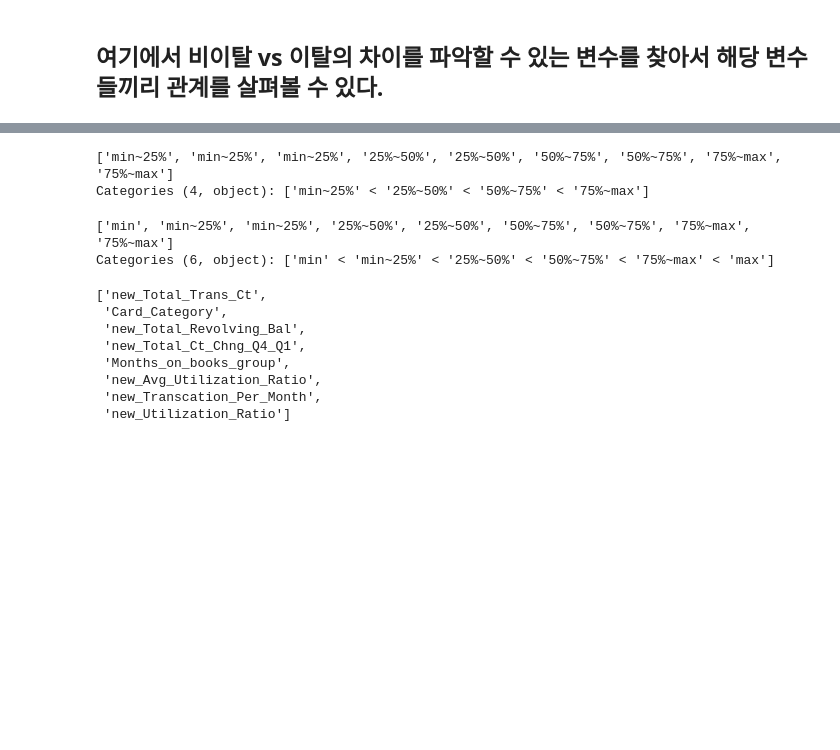
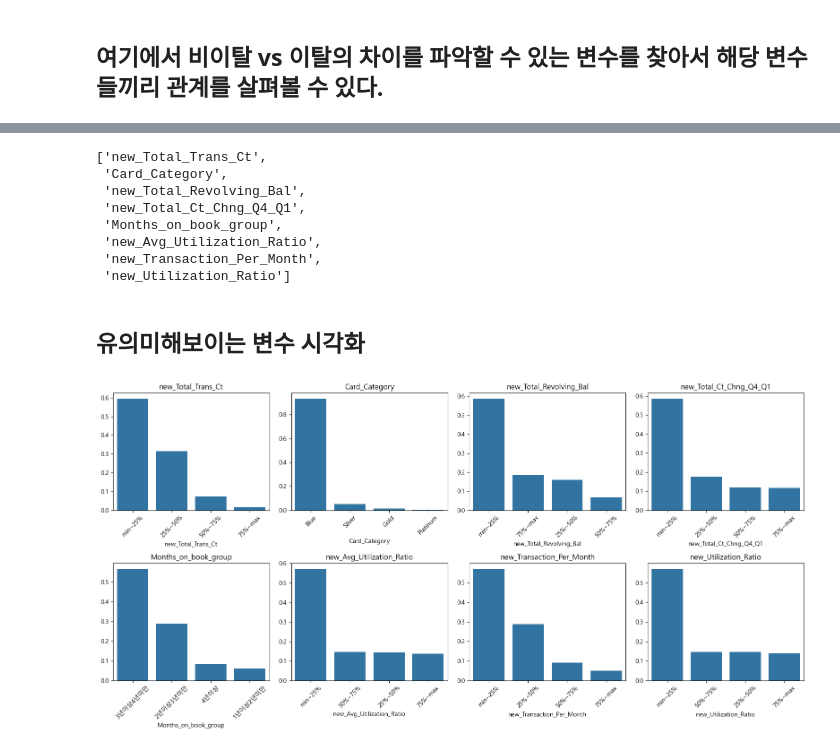
Before and after one commit to lasentia/Analysis_of_card_dropout_rates_project, a Jupyter notebook: 2팀_2조/lasentia/원인변수특징파악.ipynb, the cells around one changed output, grey strips where cells are left out. Saved outputs shown, nothing was run; the diff lists cells and outputs as text; code cells hidden in the pictures; blank space fills up the shorter version.

```diff
--- a/2팀_2조/lasentia/원인변수특징파악.ipynb
+++ b/2팀_2조/lasentia/원인변수특징파악.ipynb
@@ -412,14 +337,0 @@ bins
-# %%
-a = np.array([1,2,3,4,5,6,7,8,9])  ## 데이터
-cut = pd.cut(a, bins=[0, 3, 5, 7, 9], labels=['min~25%', '25%~50%', '50%~75%', '75%~max'], right=True ) ## 데이터를 (0, 2], (2, 4], (4, 8] 구간으로 쪼갠다.cut.describe()
-cut
-# %% [output]
-['min~25%', 'min~25%', 'min~25%', '25%~50%', '25%~50%', '50%~75%', '50%~75%', '75%~max', '75%~max']
-Categories (4, object): ['min~25%' < '25%~50%' < '50%~75%' < '75%~max']
-# %%
-a = np.array([1,2,3,4,5,6,7,8,9])  ## 데이터
-cut = pd.cut(a, bins=[-1, 1, 3, 5, 7, 9, 10], labels=['min','min~25%', '25%~50%', '50%~75%', '75%~max','max'], right=True ) ## 데이터를 (0, 2], (2, 4], (4, 8] 구간으로 쪼갠다.cut.describe()
-cut
-# %% [output]
-['min', 'min~25%', 'min~25%', '25%~50%', '25%~50%', '50%~75%', '50%~75%', '75%~max', '75%~max']
-Categories (6, object): ['min' < 'min~25%' < '25%~50%' < '50%~75%' < '75%~max' < 'max']
@@ -440,12 +338,31 @@ def data_category(df, col):
 # %%
-find_cols = ['new_Total_Trans_Ct','Card_Category','new_Total_Revolving_Bal','new_Total_Ct_Chng_Q4_Q1','Months_on_books_group','new_Avg_Utilization_Ratio','new_Transcation_Per_Month','new_Utilization_Ratio']
+find_cols = ['new_Total_Trans_Ct','Card_Category','new_Total_Revolving_Bal','new_Total_Ct_Chng_Q4_Q1','Months_on_book_group','new_Avg_Utilization_Ratio','new_Transaction_Per_Month','new_Utilization_Ratio']
 find_cols
 # %% [output]
 ['new_Total_Trans_Ct',
  'Card_Category',
  'new_Total_Revolving_Bal',
  'new_Total_Ct_Chng_Q4_Q1',
- 'Months_on_books_group',
+ 'Months_on_book_group',
  'new_Avg_Utilization_Ratio',
- 'new_Transcation_Per_Month',
+ 'new_Transaction_Per_Month',
  'new_Utilization_Ratio']
+# %% [markdown]
+## 유의미해보이는 변수 시각화
+# %%
+## 5개씩 출력
+cols = list(df[find_cols].describe(include='O').columns) ## Attrition_Flag를 제외하고 출력
+fig, axes = plt.subplots(2, 4, figsize=(16, 8))
+
+for i, col in enumerate(cols):
+    counts = attrited[col].value_counts(normalize=True).values
+    categories = attrited[col].value_counts(normalize=True).index
+
+    sns.barplot(x=categories, y=counts, ax=axes[i//4, i%4])
+    axes[i//4, i%4].tick_params(axis='x', rotation=45)
+    axes[i//4, i%4].set_title(col)
+
+plt.tight_layout()
+plt.show()
+# %% [output]
+[figure, added]
```
Also changed, not shown: parts of 35 cells of this notebook.
